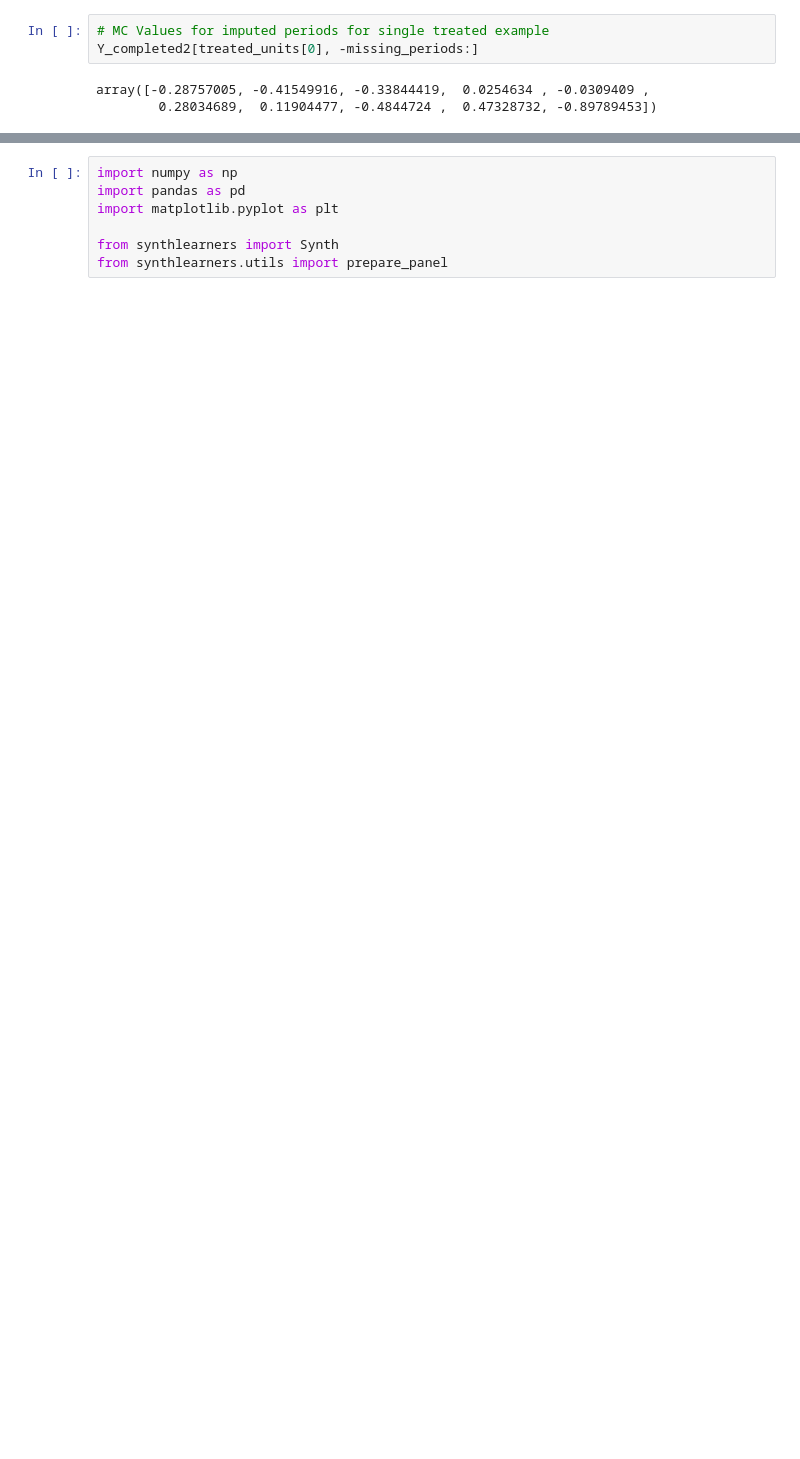
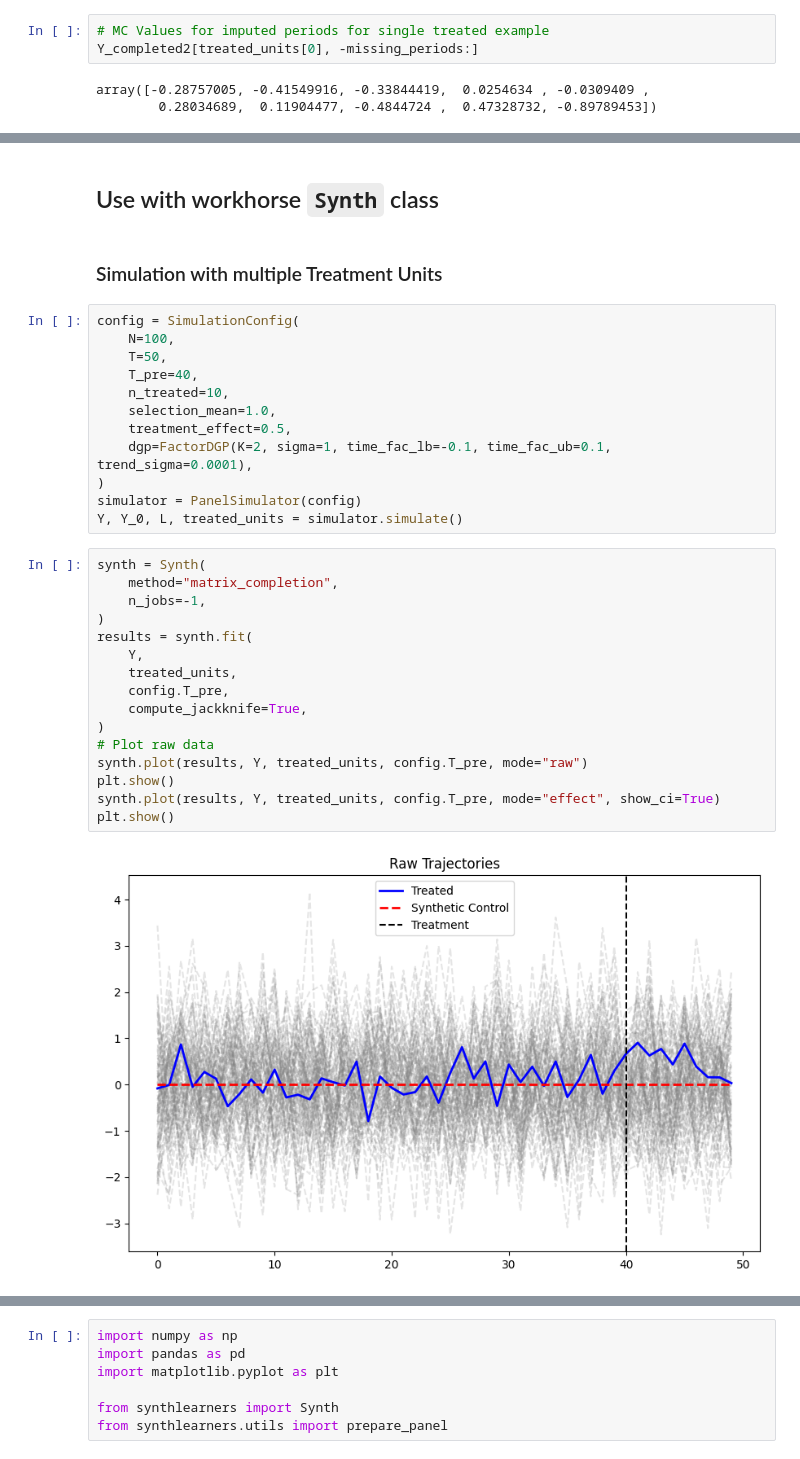
Before and after one commit to apoorvalal/synthlearners, a Jupyter notebook: notebooks/demo_mcnnm.ipynb, the cells around one changed output, grey strips where cells are left out. Drawn from its saved outputs; the diff is of its cells as text; blank space fills up the shorter version.

Commit message:
"test nb; add jackknife example to mc nb; ruff"

```diff
--- a/notebooks/demo_mcnnm.ipynb
+++ b/notebooks/demo_mcnnm.ipynb
@@ -151,0 +167,34 @@ Treatment Effect Bias 0.12223960115653132
+# %% [markdown]
+## Use with workhorse `Synth` class
+# %% [markdown]
+### Simulation with multiple Treatment Units
+# %%
+config = SimulationConfig(
+    N=100,
+    T=50,
+    T_pre=40,
+    n_treated=10,
+    selection_mean=1.0,
+    treatment_effect=0.5,
+    dgp=FactorDGP(K=2, sigma=1, time_fac_lb=-0.1, time_fac_ub=0.1, trend_sigma=0.0001),
+)
+simulator = PanelSimulator(config)
+Y, Y_0, L, treated_units = simulator.simulate()
+# %%
+synth = Synth(
+    method="matrix_completion",
+    n_jobs=-1,
+)
+results = synth.fit(
+    Y,
+    treated_units,
+    config.T_pre,
+    compute_jackknife=True,
+)
+# Plot raw data
+synth.plot(results, Y, treated_units, config.T_pre, mode="raw")
+plt.show()
+synth.plot(results, Y, treated_units, config.T_pre, mode="effect", show_ci=True)
+plt.show()
+# %% [output]
+[figure, added]
```
Also changed, not shown: parts of 19 cells of this notebook, 5 other files.
